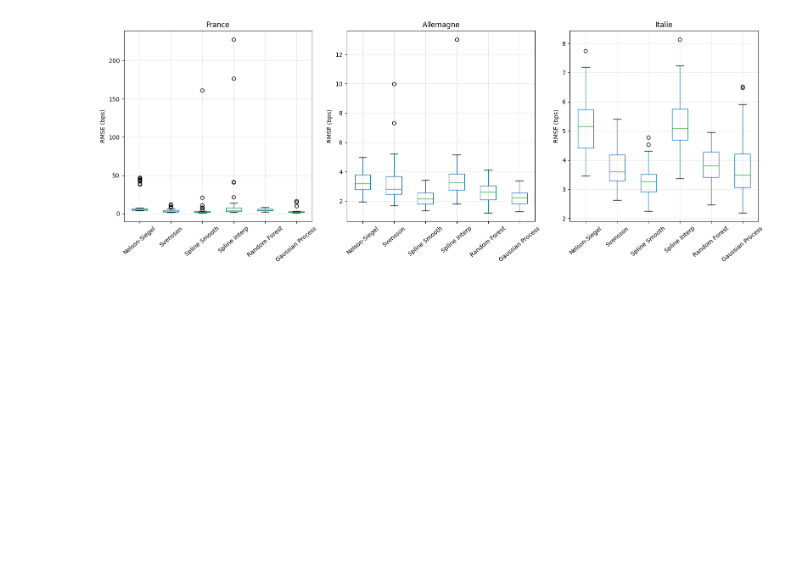
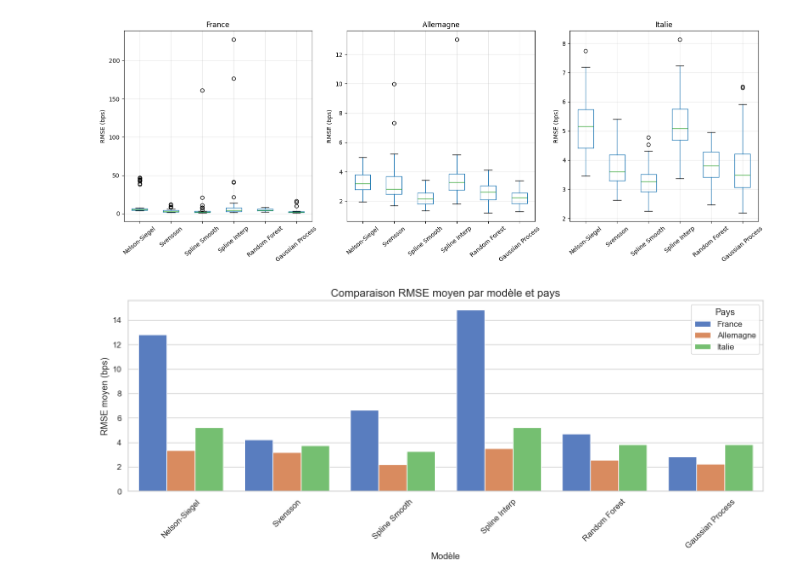
Before and after one commit to TheoSan75/StatApp, a Jupyter notebook: ProjetStatapp/ml_comparaison.ipynb, the cells around one changed output. Saved outputs shown, nothing was run; the diff lists cells and outputs as text; code cells hidden in the pictures; blank space fills up the shorter version.

```diff
--- a/ProjetStatapp/ml_comparaison.ipynb
+++ b/ProjetStatapp/ml_comparaison.ipynb
@@ -216,3 +192,34 @@ Pays : Italie
 | 0 | Nelson-Siegel | 5.223273 | 0.982351 | 4.218480 | 12.224341 |
 | 3 | Spline Interp | 5.233243 | 0.934328 | 4.154035 | 11.799433 |
 [figure]
+# %%
+import pandas as pd
+import matplotlib.pyplot as plt
+import seaborn as sns
+
+# Simuler les données que tu m'as données
+data = {
+    'Country': ['France']*6 + ['Allemagne']*6 + ['Italie']*6,
+    'Model': ['Nelson-Siegel','Svensson','Spline Smooth','Spline Interp','Random Forest','Gaussian Process']*3,
+    'RMSE_mean_bps': [12.80, 4.22, 6.63, 14.84, 4.71, 2.84,
+                       3.34, 3.18, 2.21, 3.50, 2.57, 2.23,
+                       5.22, 3.76, 3.28, 5.23, 3.82, 3.83]
+}
+
+df_results = pd.DataFrame(data)
+
+# Paramètres seaborn pour plus joli
+sns.set(style="whitegrid", palette="muted", font_scale=1.1)
+
+# Créer un barplot RMSE moyen par modèle et par pays
+plt.figure(figsize=(14,6))
+sns.barplot(x='Model', y='RMSE_mean_bps', hue='Country', data=df_results)
+plt.title('Comparaison RMSE moyen par modèle et pays', fontsize=16)
+plt.ylabel('RMSE moyen (bps)')
+plt.xlabel('Modèle')
+plt.xticks(rotation=45)
+plt.legend(title='Pays')
+plt.tight_layout()
+plt.show()
+# %% [output]
+[figure, added]
```
Also changed, not shown: parts of 1 cell of this notebook.
